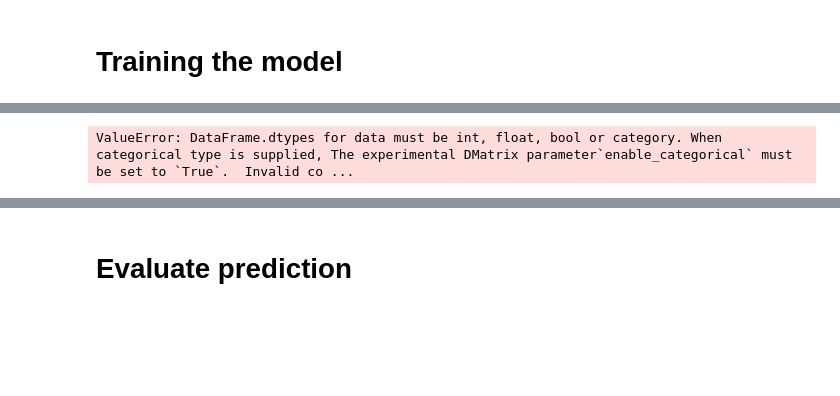
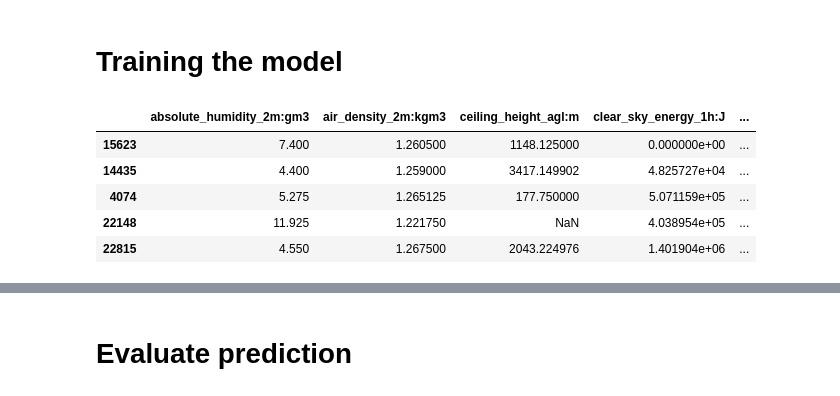
Before and after one commit to olejacobmellgren/solar-panel-energy-ml, a Jupyter notebook: model_notebooks/xgboost_combined.ipynb, the cells around one changed output, grey strips where cells are left out. Cells and saved outputs as stored; diff of their text form; code cells hidden in the pictures; blank space fills up the shorter version.

```diff
--- a/model_notebooks/xgboost_combined.ipynb
+++ b/model_notebooks/xgboost_combined.ipynb
@@ -85,3 +97,21 @@ Y_frames_train_pd = pd.concat(Y_frames_train, ignore_index=True)
+# %%
+def columnsToDrop(df):
+    columns_to_drop = [
+    'wind_speed_10m:ms',
+    'wind_speed_u_10m:ms',
+    'wind_speed_v_10m:ms',
+    'wind_speed_w_1000hPa:ms',
+    'snow_density:kgm3',
+    'snow_melt_10min:mm',
+    'snow_drift:idx',
+    'elevation:m',
+    'year',
+    'prob_rime:p'
+    ]
+    df = df.drop(columns=columns_to_drop)
+    return df
+X_frames_test_pd = columnsToDrop(X_frames_test_pd)
+X_frames_train_pd = columnsToDrop(X_frames_train_pd)
 # %% [markdown]
 # Training the model
 # %%
@@ -102,35 +132,42 @@ def objective(trial):
         'subsample': trial.suggest_float('subsample', 0.5, 1),
         'colsample_bytree': trial.suggest_float('colsample_bytree', 0.5, 1),
     }
 
   model_c = xgb.XGBRegressor(**params) # Change to model to optimize
   model_c.fit(x_train_a, y_train_a)
 
   # Make predictions on the validation set
   y_pred = model_c.predict(x_val_a)
 
   # Calculate the Mean Squared Error (MSE) as the metric to optimize
   mse = mean_squared_error(y_val_a, y_pred)
 
   return mse
 
-study = optuna.create_study(direction='minimize')
-study.optimize(objective, n_trials=10)
+#study = optuna.create_study(direction='minimize')
+#study.optimize(objective, n_trials=30)
 
-best = study.best_params
+#best = study.best_params
 # Print the best hyperparameters found
-print("Best hyperparameters:", best)
+#print("Best hyperparameters:", best)
 
 # Use params from hyperparameter tuning using optuna
 # params_a = {'random_state': 42, 'n_estimators': 980, 'max_depth': 9, 'learning_rate': 0.029035565559484028, 'subsample': 0.8393121619033767, 'colsample_bytree': 0.7589542758688459}
 # params_b = {'random_state': 42, 'n_estimators': 955, 'max_depth': 9, 'learning_rate': 0.02949625834198986, 'subsample': 0.8030196155828968, 'colsample_bytree': 0.72518389089994}
 # params_c = {'random_state': 42, 'n_estimators': 727, 'max_depth': 8, 'learning_rate': 0.08609213174337473, 'subsample': 0.8107057409889747, 'colsample_bytree': 0.8763563332327975}
 # model_a = xgb.XGBRegressor(**params_a)
 # model_b = xgb.XGBRegressor(**params_b)
 # model_c = xgb.XGBRegressor(**params_c)
 
-
 # model_a.fit(x_train_a, y_train_a)
 # model_b.fit(x_train_b, y_train_b)
 # model_c.fit(x_train_c, y_train_c)
+
+x_train_a.head()
 # %% [output]
+|  | absolute_humidity_2m:gm3 | air_density_2m:kgm3 | ceiling_height_agl:m | clear_sky_energy_1h:J | ... |
+| 15623 | 7.400 | 1.260500 | 1148.125000 | 0.000000e+00 | ... |
+| 14435 | 4.400 | 1.259000 | 3417.149902 | 4.825727e+04 | ... |
+| 4074 | 5.275 | 1.265125 | 177.750000 | 5.071159e+05 | ... |
+| 22148 | 11.925 | 1.221750 | NaN | 4.038954e+05 | ... |
+| 22815 | 4.550 | 1.267500 | 2043.224976 | 1.401904e+06 | ... |
@@ -154 +174,0 @@ ValueError: DataFrame.dtypes for data must be int, float, bool or category. When
-ValueError: DataFrame.dtypes for data must be int, float, bool or category. When categorical type is supplied, The experimental DMatrix parameter`enable_categorical` must be set to `True`.  Invalid co ...
```
Also changed, not shown: parts of 9 cells of this notebook, 6 other files.
